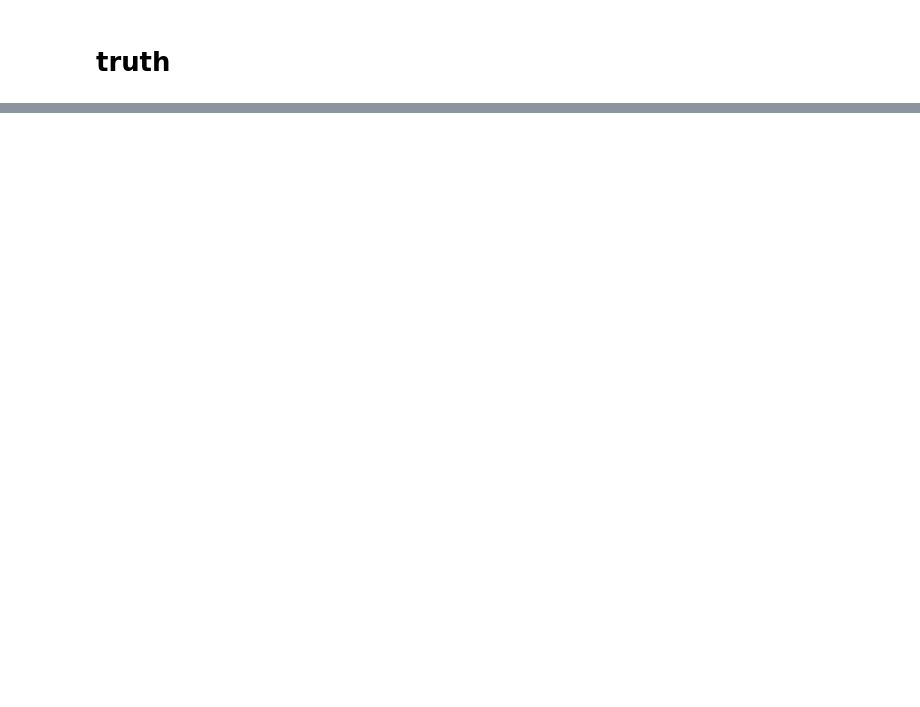
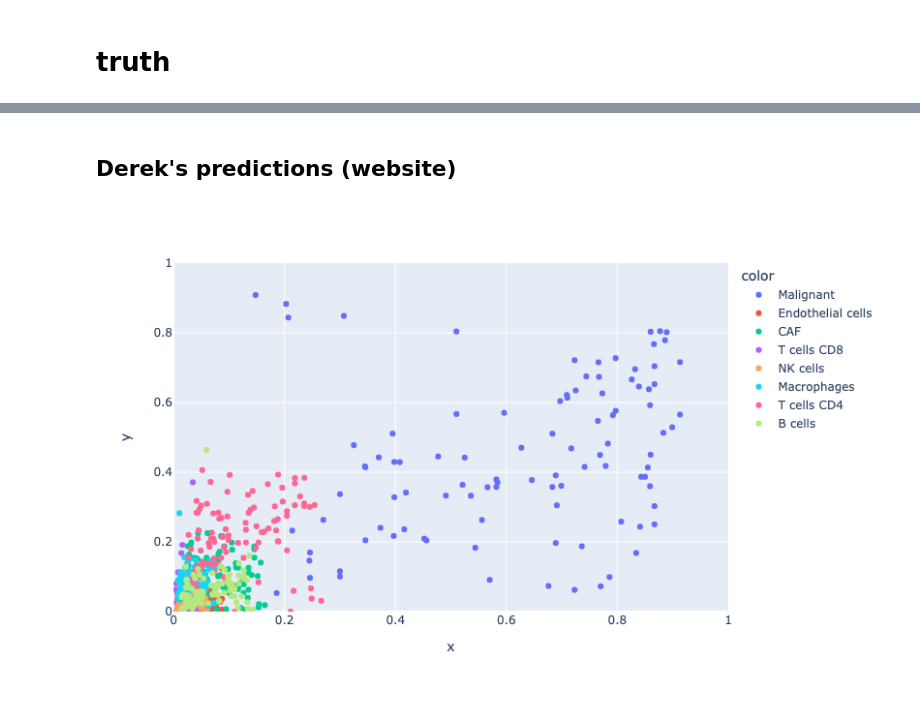
Before and after one commit to davidliu-lab/deconv, a Jupyter notebook: Run csx on in silico bulks with scRNA-seq reference sample used in paper.ipynb, the cells around one changed output, grey strips where cells are left out. Saved outputs shown, nothing was run; the diff lists cells and outputs as text; code cells hidden in the pictures; blank space fills up the shorter version.

```diff
--- a/Run csx on in silico bulks with scRNA-seq reference sample used in paper.ipynb
+++ b/Run csx on in silico bulks with scRNA-seq reference sample used in paper.ipynb
@@ -45,0 +48,6 @@ pd.read_csv(
+# %%
+csx_fractions_derek = pd.read_csv(
+    "/mnt/buckets/liulab/derek/simulations/experiments/cibersortx/cibersortx_sim_0.5sd/CIBERSORTxGEP_Job3_Fractions-Adjusted.txt",    sep="\t",
+    index_col=0
+).loc[:, "Malignant":"B cells"]
+csx_fractions_derek
@@ -66,0 +119,20 @@ pd.read_csv(
+# %% [markdown]
+## Derek's predictions (website)
+# %%
+fig = px.scatter(
+    x=truth.stack().values,
+    y=csx_fractions_derek.stack().values,
+    color=csx_fractions_derek.stack().reset_index()["level_1"]
+)
+fig.update_layout(
+    width = 600,
+    height = 500,
+)
+fig.update_xaxes(
+    range=(0, 1)
+)
+fig.update_yaxes(
+    range=(0, 1),
+)
+# %% [output]
+[figure, added]
```
Also changed, not shown: parts of 9 cells of this notebook.
